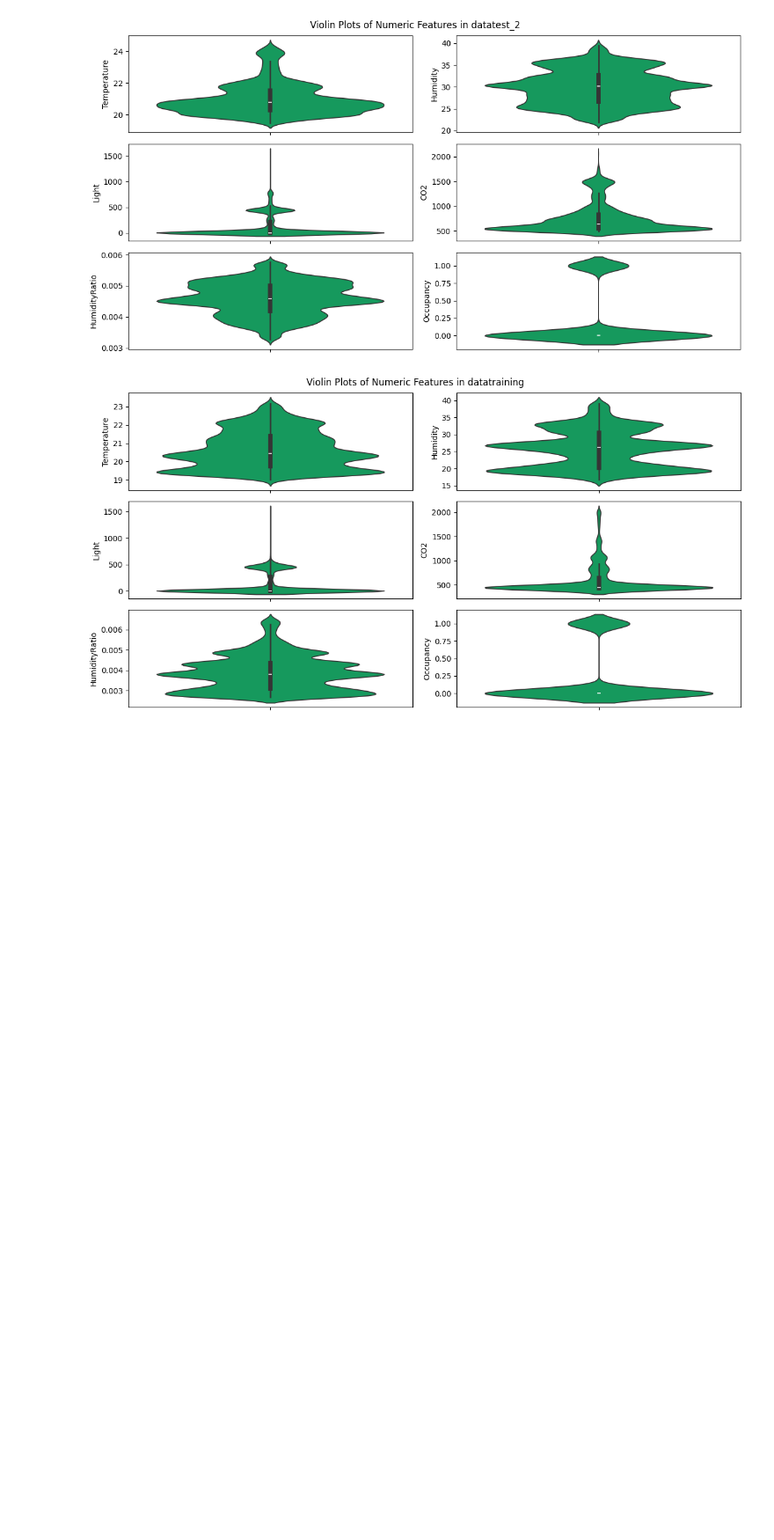
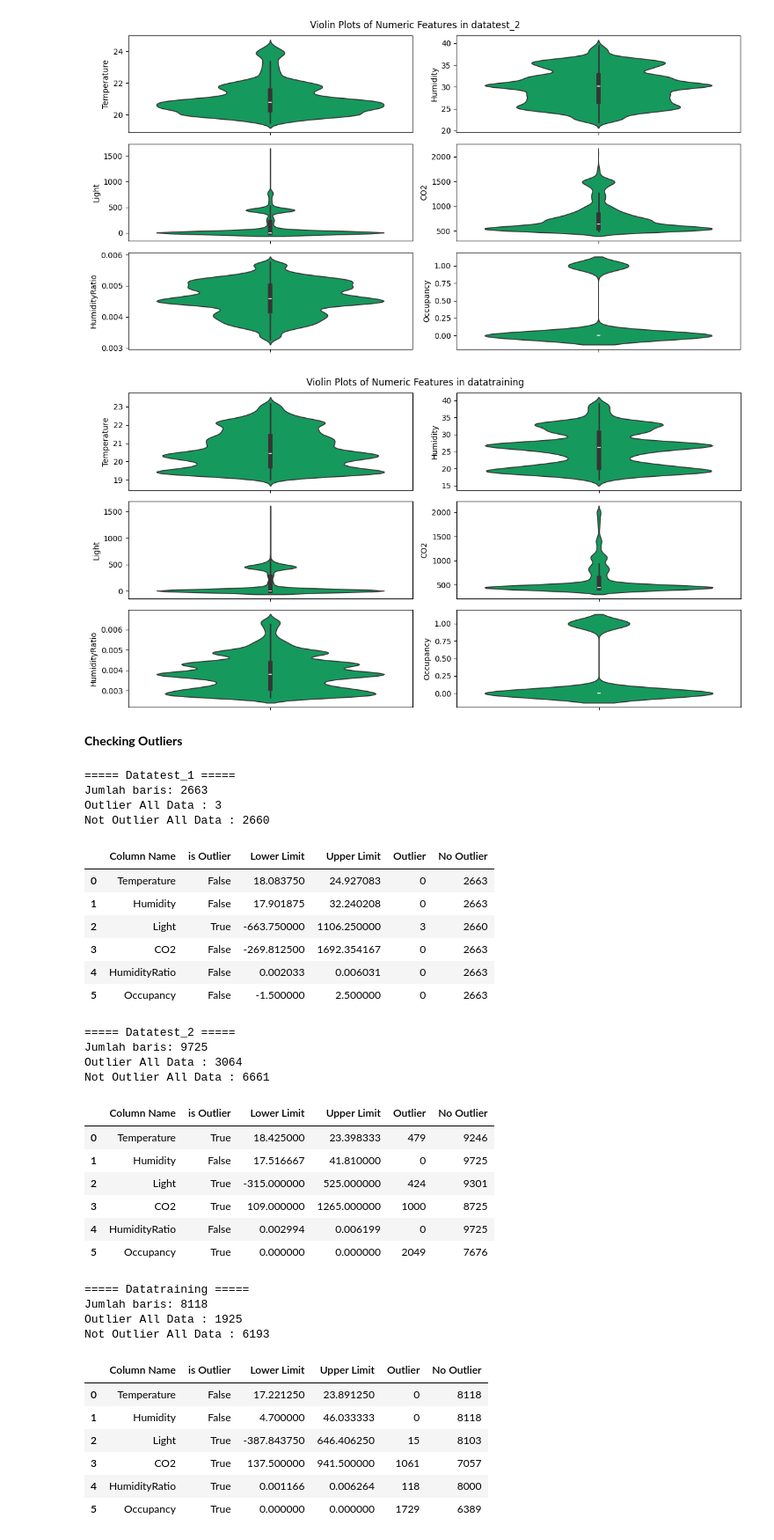
Before and after one commit to aryaadhy/Occupancy_Detection_FINPRO, a Jupyter notebook: FINPRO_DS38_Arya_Adhy.ipynb, the cells around one changed output. Shown at 88% size. Drawn from its saved outputs; the diff is of its cells as text; code cells hidden in the pictures; blank space fills up the shorter version.

```diff
--- a/FINPRO_DS38_Arya_Adhy.ipynb
+++ b/FINPRO_DS38_Arya_Adhy.ipynb
@@ -221,3 +222,82 @@ for name, df in datasets.items():
 [figure]
 [figure]
 [figure]
+# %% [markdown]
+**Checking Outliers**
+# %%
+datasets = {
+    "Datatest_1": datatest_1,
+    "Datatest_2": datatest_2,
+    "Datatraining": datatraining
+}
+
+for name, df in datasets.items():
+
+    print(f"\n===== {name} =====")
+    print(f'Jumlah baris: {len(df)}')
+
+    numeric_cols = df.select_dtypes(include='number').columns
+    summary = []
+
+    all_mask = pd.Series(True, index=df.index)
+
+    for col in numeric_cols:
+        Q1 = df[col].quantile(0.25)
+        Q3 = df[col].quantile(0.75)
+        IQR = Q3 - Q1
+
+        lower = Q1 - 1.5 * IQR
+        upper = Q3 + 1.5 * IQR
+
+        mask = df[col].between(lower, upper)
+
+        summary.append({
+            "Column Name": col,
+            "is Outlier": (~mask).any(),
+            "Lower Limit": lower,
+            "Upper Limit": upper,
+            "Outlier": (~mask).sum(),
+            "No Outlier": mask.sum()
+        })
+
+        all_mask &= mask
+
+    print("Outlier All Data :", (~all_mask).sum())
+    print("Not Outlier All Data :", all_mask.sum())
+    print()
+
+    display(pd.DataFrame(summary))
+# %% [output]
+===== Datatest_1 =====
+Jumlah baris: 2663
+Outlier All Data : 3
+Not Outlier All Data : 2660
+|  | Column Name | is Outlier | Lower Limit | Upper Limit | Outlier | No Outlier |
+| 0 | Temperature | False | 18.083750 | 24.927083 | 0 | 2663 |
+| 1 | Humidity | False | 17.901875 | 32.240208 | 0 | 2663 |
+| 2 | Light | True | -663.750000 | 1106.250000 | 3 | 2660 |
+| 3 | CO2 | False | -269.812500 | 1692.354167 | 0 | 2663 |
+| 4 | HumidityRatio | False | 0.002033 | 0.006031 | 0 | 2663 |
+| 5 | Occupancy | False | -1.500000 | 2.500000 | 0 | 2663 |
+===== Datatest_2 =====
+Jumlah baris: 9725
+Outlier All Data : 3064
+Not Outlier All Data : 6661
+|  | Column Name | is Outlier | Lower Limit | Upper Limit | Outlier | No Outlier |
+| 0 | Temperature | True | 18.425000 | 23.398333 | 479 | 9246 |
+| 1 | Humidity | False | 17.516667 | 41.810000 | 0 | 9725 |
+| 2 | Light | True | -315.000000 | 525.000000 | 424 | 9301 |
+| 3 | CO2 | True | 109.000000 | 1265.000000 | 1000 | 8725 |
+| 4 | HumidityRatio | False | 0.002994 | 0.006199 | 0 | 9725 |
+| 5 | Occupancy | True | 0.000000 | 0.000000 | 2049 | 7676 |
+===== Datatraining =====
+Jumlah baris: 8118
+Outlier All Data : 1925
+Not Outlier All Data : 6193
+|  | Column Name | is Outlier | Lower Limit | Upper Limit | Outlier | No Outlier |
+| 0 | Temperature | False | 17.221250 | 23.891250 | 0 | 8118 |
+| 1 | Humidity | False | 4.700000 | 46.033333 | 0 | 8118 |
+| 2 | Light | True | -387.843750 | 646.406250 | 15 | 8103 |
+| 3 | CO2 | True | 137.500000 | 941.500000 | 1061 | 7057 |
+| 4 | HumidityRatio | True | 0.001166 | 0.006264 | 118 | 8000 |
+| 5 | Occupancy | True | 0.000000 | 0.000000 | 1729 | 6389 |
```
Also changed, not shown: parts of 1 cell of this notebook.
